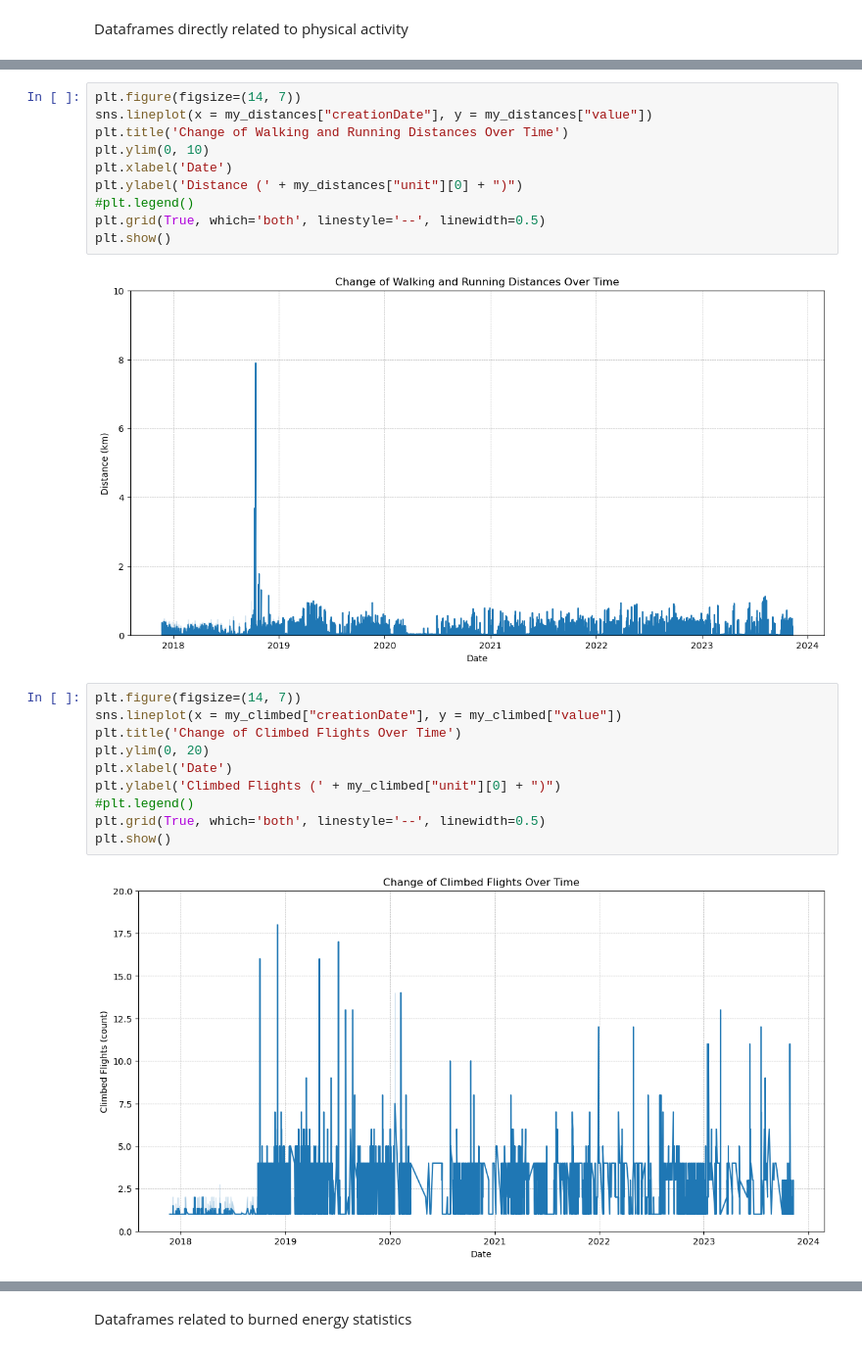
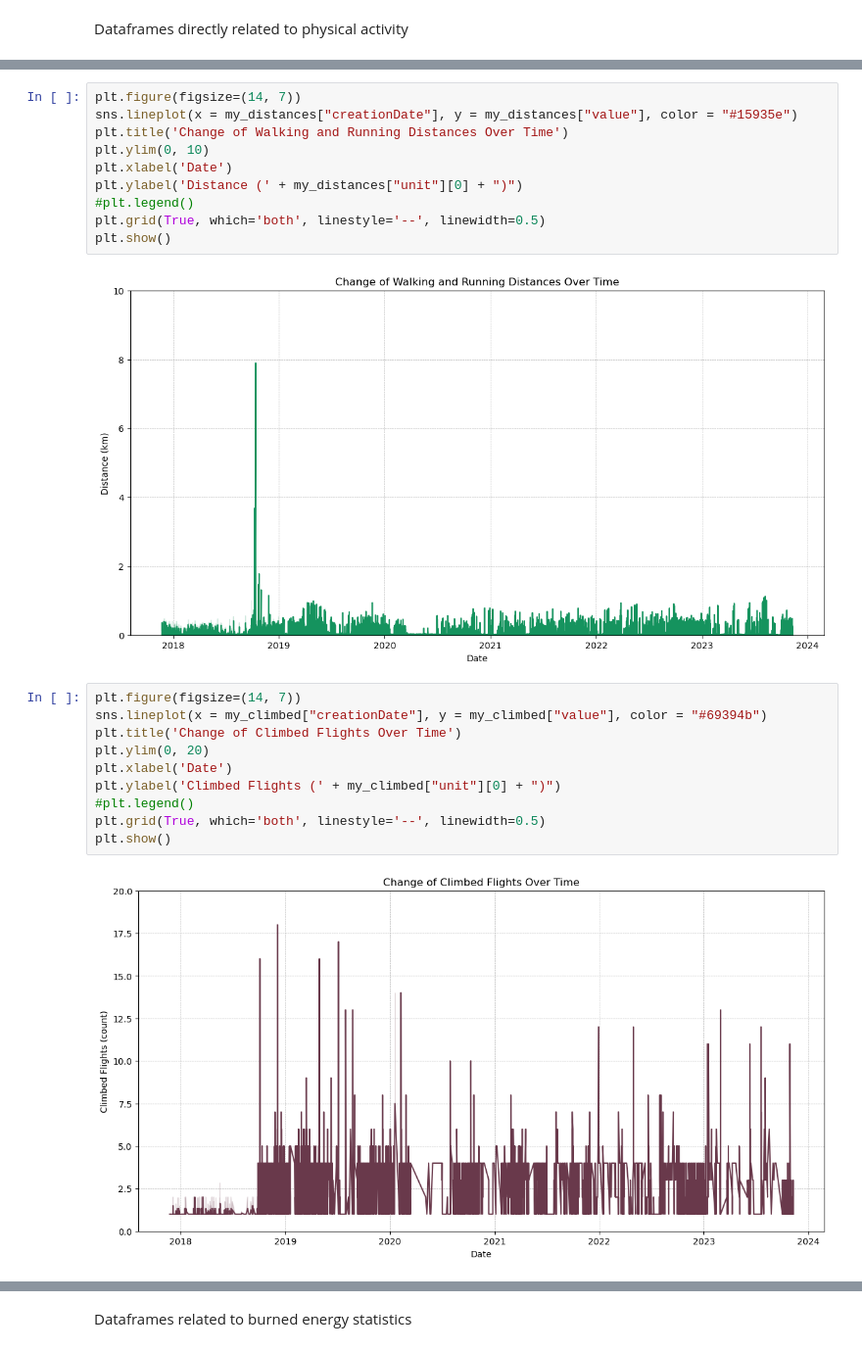
Before and after one commit to OnurOrman/CS-210---Project, a Jupyter notebook: project.ipynb, the cells around one changed output, grey strips where cells are left out. Shown at 98% size. Drawn from its saved outputs; the diff is of its cells as text.

```diff
--- a/project.ipynb
+++ b/project.ipynb
@@ -683,6 +682,6 @@ plt.show()
 # %%
 plt.figure(figsize=(14, 7))
-sns.lineplot(x = my_distances["creationDate"], y = my_distances["value"])
+sns.lineplot(x = my_distances["creationDate"], y = my_distances["value"], color = "#15935e")
 plt.title('Change of Walking and Running Distances Over Time')
 plt.ylim(0, 10)
 plt.xlabel('Date')
@@ -691,18 +690,18 @@ plt.ylabel('Distance (' + my_distances["unit"][0] + ")")
 plt.grid(True, which='both', linestyle='--', linewidth=0.5)
 plt.show()
 # %% [output]
-[figure, old version]
+[figure, new version]
 # %%
 plt.figure(figsize=(14, 7))
-sns.lineplot(x = my_climbed["creationDate"], y = my_climbed["value"])
+sns.lineplot(x = my_climbed["creationDate"], y = my_climbed["value"], color = "#69394b")
 plt.title('Change of Climbed Flights Over Time')
 plt.ylim(0, 20)
 plt.xlabel('Date')
 plt.ylabel('Climbed Flights (' + my_climbed["unit"][0] + ")")
 #plt.legend()
 plt.grid(True, which='both', linestyle='--', linewidth=0.5)
 plt.show()
 # %% [output]
-[figure, old version]
+[figure, new version]
 # %%
 plt.figure(figsize=(14, 7))
```
Also changed, not shown: parts of 17 cells of this notebook.
